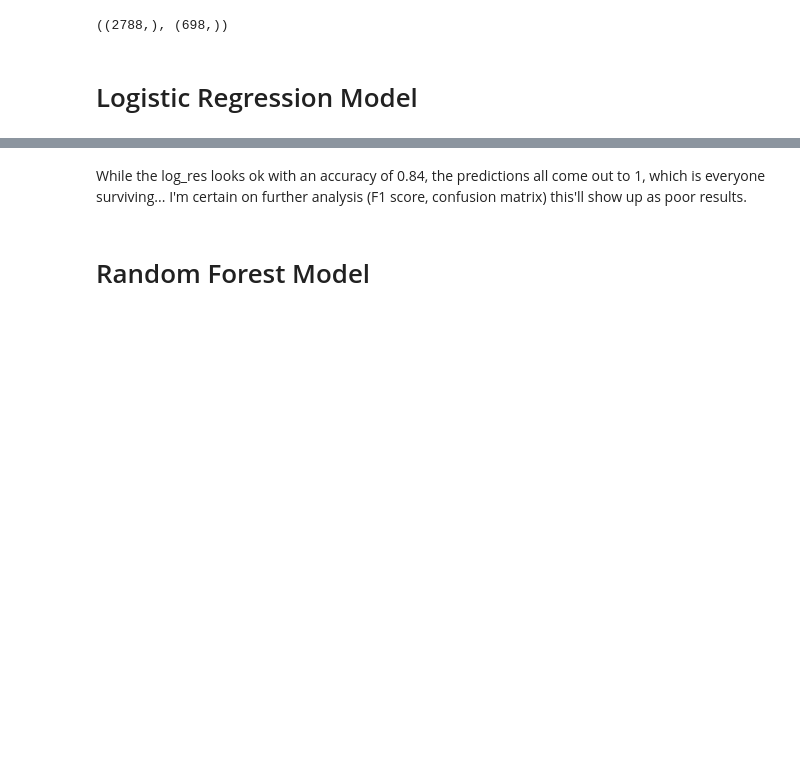
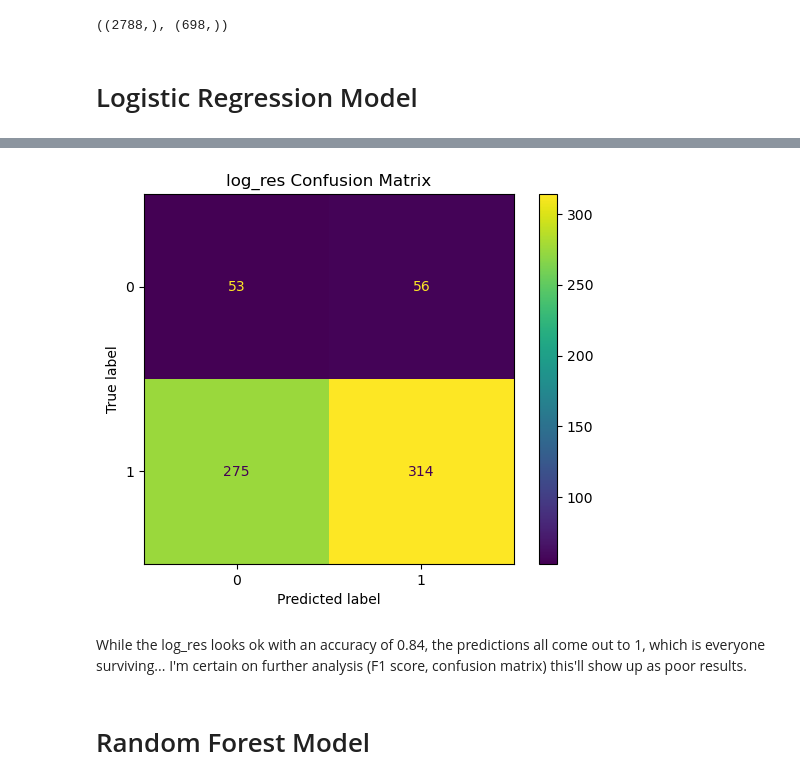
Before and after one commit to BBotzer/DAAN881_Team1, a Jupyter notebook: opioid_analytics/notebooks/modeling_phase_1_bb.ipynb, the cells around one changed output, grey strips where cells are left out. Drawn from its saved outputs; the diff is of its cells as text; code cells hidden in the pictures; blank space fills up the shorter version.

```diff
--- a/opioid_analytics/notebooks/modeling_phase_1_bb.ipynb
+++ b/opioid_analytics/notebooks/modeling_phase_1_bb.ipynb
@@ -124 +172,5 @@ scaled_inputs_df.describe()
 8 rows × 26 columns
+# %%
+scaled_X_test = scaler.transform(X_test)
+scaled_X_test_df = pd.DataFrame(scaled_X_test, columns=scaled_X_train_df.columns)
+scaled_X_test_df
@@ -174,6 +262,8 @@ plt.show
 # %% [markdown]
 # Time to Create a Model
 # %%
-# Split the data
-X_train, X_test, y_train, y_test = sk.model_selection.train_test_split(inputs_pca, target, test_size=0.2, random_state=42)
+# # Split the data
+# X_train, X_test, y_train, y_test = sk.model_selection.train_test_split(inputs_pca, target, test_size=0.2, random_state=42)
+# X_train.shape, X_test.shape
+# y_train.shape, y_test.shape
 # %%
@@ -193,9 +283,9 @@ y_train.shape, y_test.shape
 
 # Logistic Regression Setup via sklearn:
 # https://scikit-learn.org/stable/modules/generated/sklearn.linear_model.LogisticRegression.html#sklearn.linear_model.LogisticRegression.fit
-log_res = LogisticRegression()
-log_res.fit(X_train, y_train)
-log_preds = log_res.predict(X_test) # Will give predictions for your own analysis
-log_res_score = log_res.score(X_test, y_test)  # Will give mean accuracy on the test data and labels
+log_res = LogisticRegression(class_weight='balanced')
+log_res.fit(scaled_X_train_pca, y_train)
+log_preds = log_res.predict(scaled_X_test_pca) # Will give predictions for your own analysis
+log_res_score = log_res.score(scaled_X_test_pca, y_test)  # Will give mean accuracy on the test data and labels
 print(log_res_score)
 # %% [output]
@@ -207,3 +317,11 @@ array([1., 1., 1., 1., 1., 1., 1., 1., 1., 1.])
+# %%
+cm = sk.metrics.confusion_matrix(y_test, log_preds)
+disp = sk.metrics.ConfusionMatrixDisplay(cm)
+disp.plot()
+plt.title('log_res Confusion Matrix')
+plt.show()
+# %% [output]
+[figure, added]
 # %% [markdown]
 While the log_res looks ok with an accuracy of 0.84, the predictions all come out to 1, which is everyone surviving... I'm certain on further analysis (F1 score, confusion matrix) this'll show up as poor results.
 # %% [markdown]
```
Also changed, not shown: parts of 32 cells of this notebook, 6 other files.
